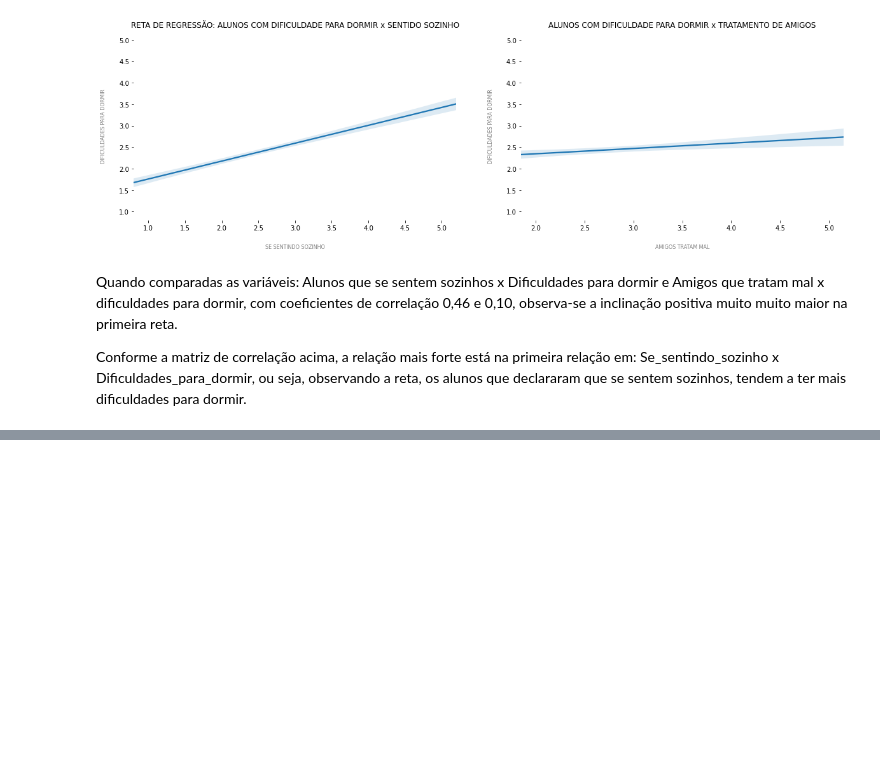
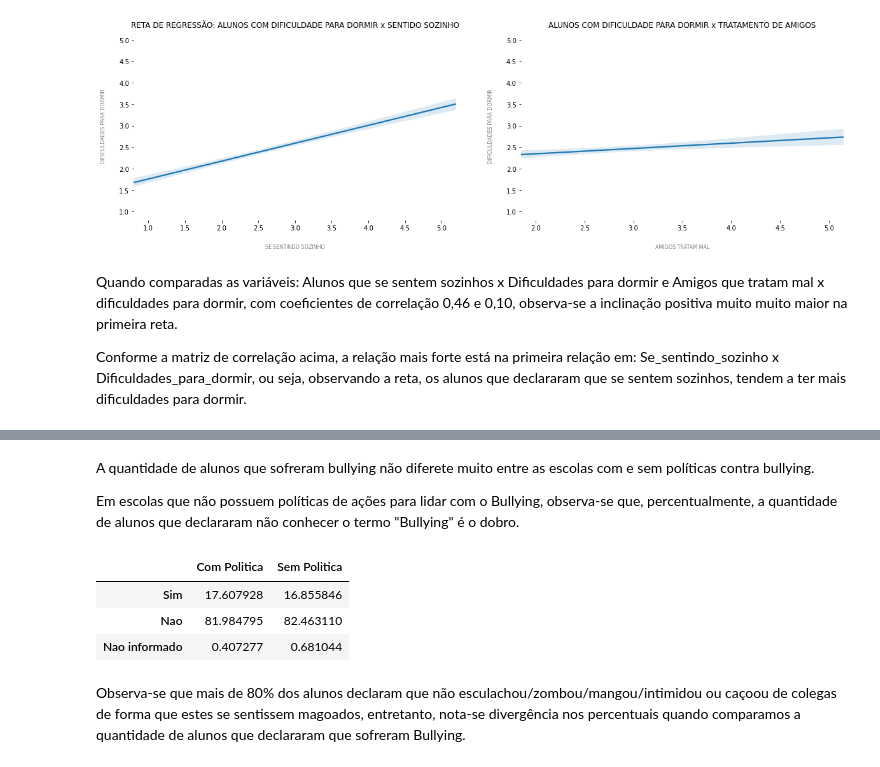
Before and after one commit to daianeklein/bootcamp-Alura, a Jupyter notebook: Desafio-Modulo3.ipynb, the cells around one changed output, grey strips where cells are left out. Cells and saved outputs as stored; diff of their text form; code cells hidden in the pictures; blank space fills up the shorter version.

```diff
--- a/Desafio-Modulo3.ipynb
+++ b/Desafio-Modulo3.ipynb
@@ -559,0 +605,32 @@ Conforme a matriz de correlação acima, a relação mais forte está na primeir
+# %% [markdown]
+A quantidade de alunos que sofreram bullying não diferete muito entre as escolas com e sem políticas contra bullying.
+
+Em escolas que não possuem políticas de ações para lidar com o Bullying, observa-se que, percentualmente, a quantidade de alunos que declararam não conhecer o termo "Bullying" é o dobro.
+# %%
+# Variáveis 'separando' se na escola há política contra bullying
+politica_sim = df[df['politica_contra_bu'] == 1]
+politica_nao = df[df['politica_contra_bu'] == 2]
+
+# Calculando o percentual
+a = politica_sim['praticou_bu'].value_counts(normalize =True) * 100
+b = politica_nao['praticou_bu'].value_counts(normalize = True) * 100
+
+# Renomeando Index
+indice = {
+    1 : 'Sim',
+    2 : 'Nao',
+    3: 'Nao Sei o que é Bullying',
+    99 : 'Nao informado'}
+
+# Renomeando indice
+praticou = pd.DataFrame({'Com Politica' : a, 'Sem Politica' : b}).sort_index().rename(index=indice)
+
+
+praticou
+# %% [output]
+|  | Com Politica | Sem Politica |
+| Sim | 17.607928 | 16.855846 |
+| Nao | 81.984795 | 82.463110 |
+| Nao informado | 0.407277 | 0.681044 |
+# %% [markdown]
+Observa-se que mais de 80% dos alunos declaram que não esculachou/zombou/mangou/intimidou ou caçoou de colegas de forma que estes se sentissem magoados, entretanto, nota-se divergência nos percentuais quando comparamos a quantidade de alunos que declararam que sofreram Bullying.
```
Also changed, not shown: parts of 6 cells of this notebook.
